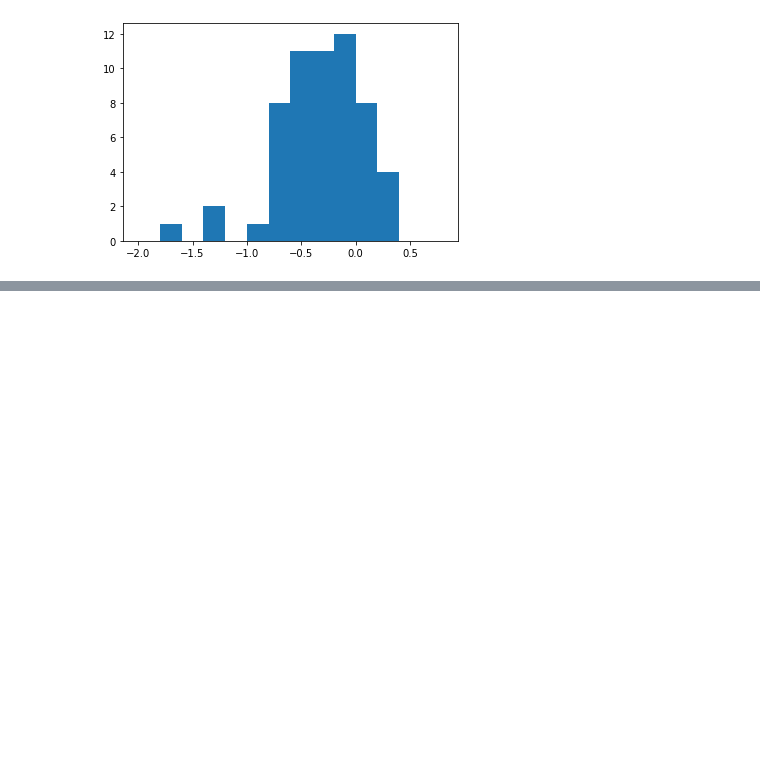
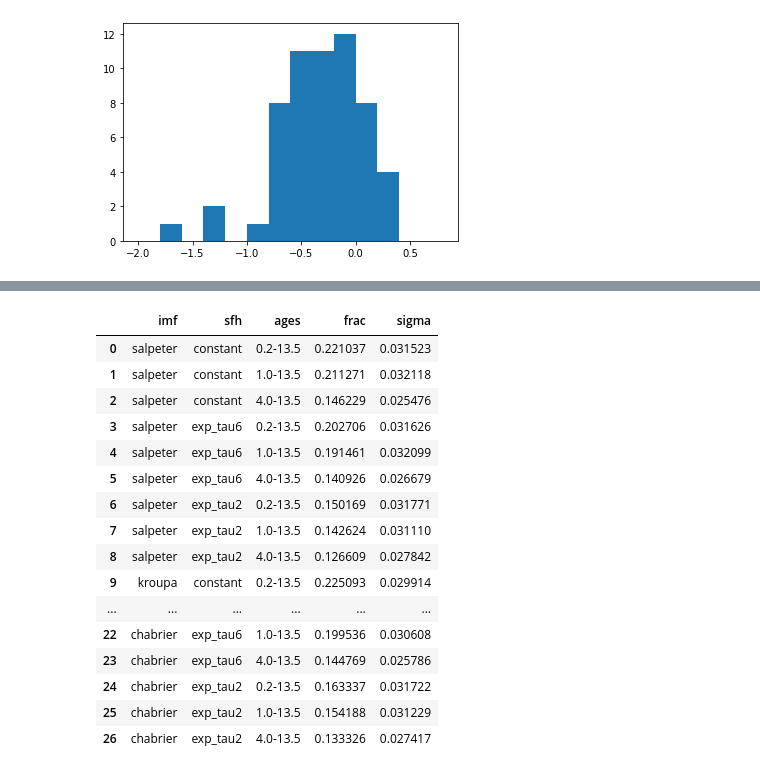
Before and after one commit to MaryumSayeed/ESPRESSO, a Jupyter notebook: scripts/isochrones.ipynb, the cells around one changed output, grey strips where cells are left out. Cells and saved outputs as stored; diff of their text form; code cells hidden in the pictures; blank space fills up the shorter version.

```diff
--- a/scripts/isochrones.ipynb
+++ b/scripts/isochrones.ipynb
@@ -219,7 +336,7 @@ def classify_star(pop, teff, logg, feh, e_teff, e_logg, e_feh,
 
     n_box = weight_in_box.sum()
     p_rc_box = weight_in_box[phase_in_box == PHASE_RC].sum() / n_box if n_box > 0 else np.nan
-    print(nth, total,)
+
 
     return {
         "p_rc": weight_in_box[phases == PHASE_RC].sum() / total,
@@ -251,5 +368,3 @@ def classify_sample(pop, sample, feh_grid_spacing=0.25):
     for k in recs[0]:
         out[k] = [rec[k] for rec in recs]
     return out
-
-classified = classify_sample(population, temp)
@@ -273,0 +371,19 @@ classified = classify_sample(population, temp)
+# %%
+def classify_models(model_dict):
+    imfs, sfhs, ages, frac, sigs = [], [], [], [], []
+    for k, v in model_dict.items():
+        classified = classify_sample(v[1], temp)
+        summary = contamination_summary(classified)
+        split = v[0].split(' ')
+        imf = split[1]
+        sfh = split[3]
+        age = split[-1]
+        imfs.append(imf)
+        sfhs.append(sfh)
+        ages.append(age)
+        sigs.append(summary["sigma_fraction"])
+        frac.append(summary["contamination_fraction"])
+
+    df = pd.DataFrame({'imf':imfs, 'sfh':sfhs, 'ages':ages, 'frac':frac, 'sigma':sigs})
+    return df
+# classify_models(model_dict)
@@ -307,0 +477,20 @@ contamination_summary(classified)
+# %%
+model_results
+# %% [output]
+|  | imf | sfh | ages | frac | sigma |
+| 0 | salpeter | constant | 0.2-13.5 | 0.221037 | 0.031523 |
+| 1 | salpeter | constant | 1.0-13.5 | 0.211271 | 0.032118 |
+| 2 | salpeter | constant | 4.0-13.5 | 0.146229 | 0.025476 |
+| 3 | salpeter | exp_tau6 | 0.2-13.5 | 0.202706 | 0.031626 |
+| 4 | salpeter | exp_tau6 | 1.0-13.5 | 0.191461 | 0.032099 |
+| 5 | salpeter | exp_tau6 | 4.0-13.5 | 0.140926 | 0.026679 |
+| 6 | salpeter | exp_tau2 | 0.2-13.5 | 0.150169 | 0.031771 |
+| 7 | salpeter | exp_tau2 | 1.0-13.5 | 0.142624 | 0.031110 |
+| 8 | salpeter | exp_tau2 | 4.0-13.5 | 0.126609 | 0.027842 |
+| 9 | kroupa | constant | 0.2-13.5 | 0.225093 | 0.029914 |
+| ... | ... | ... | ... | ... | ... |
+| 22 | chabrier | exp_tau6 | 1.0-13.5 | 0.199536 | 0.030608 |
+| 23 | chabrier | exp_tau6 | 4.0-13.5 | 0.144769 | 0.025786 |
+| 24 | chabrier | exp_tau2 | 0.2-13.5 | 0.163337 | 0.031722 |
+| 25 | chabrier | exp_tau2 | 1.0-13.5 | 0.154188 | 0.031229 |
+| 26 | chabrier | exp_tau2 | 4.0-13.5 | 0.133326 | 0.027417 |
```
Also changed, not shown: parts of 31 cells of this notebook, 2 other files.
